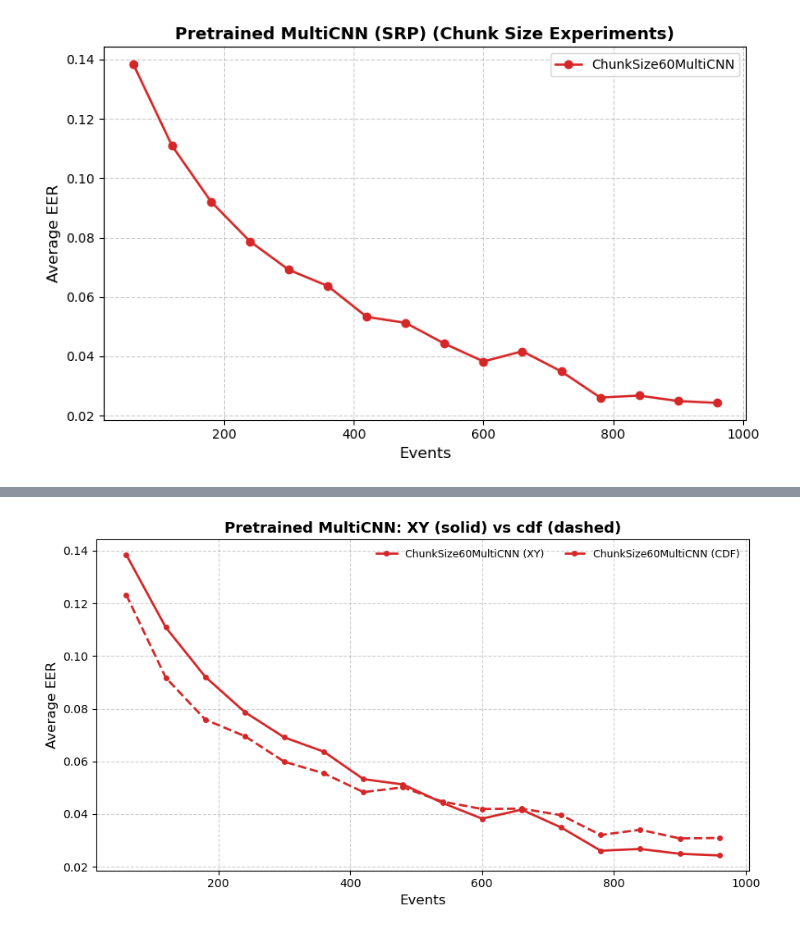
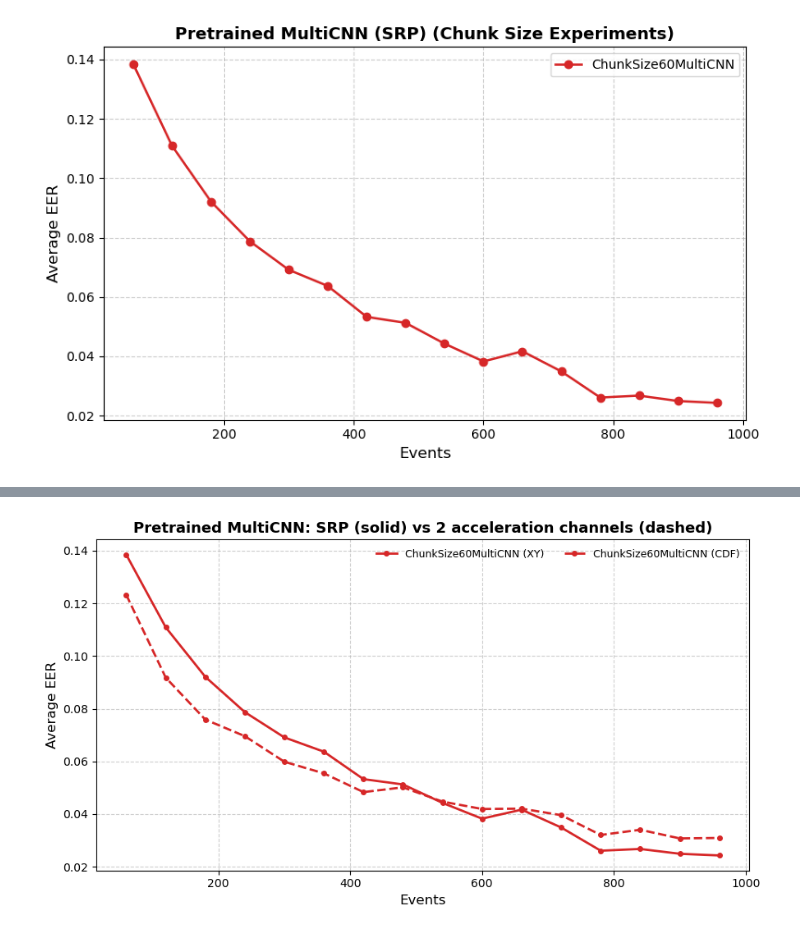
Before and after one commit to S-lijun/Mouse_Dynamics, a Jupyter notebook: Results_New.ipynb, the cells around one changed output, grey strips where cells are left out. Drawn from its saved outputs; the diff is of its cells as text; code cells hidden in the pictures.

```diff
--- a/Results_New.ipynb
+++ b/Results_New.ipynb
@@ -653,12 +652,12 @@ plot_chunk_xy_cdf_curves(
 # %%
 plot_chunk_xy_cdf_curves(
     xy_dir="Results/Pretrained_MultiCNN/SRP/OneChannel",
     cdf_dir="Results/Pretrained_MultiCNN/SRP/AccelerationChannel",
-    title="Pretrained MultiCNN: XY (solid) vs cdf (dashed)",
+    title="Pretrained MultiCNN: SRP (solid) vs 2 acceleration channels (dashed)",
     max_event=1000
 )
 # %% [output]
-[figure, old version]
+[figure, new version]
 # %%
 json_xy = "Results/Pretrained_MultiCNN/SRP/per-userOneChannel/ChunkSize60MultiCNN.json"
 json_cdf = "Results/Pretrained_MultiCNN/SRP/per-userAccelerationChannel/ChunkSize60MultiCNN.json"
```
Also changed, not shown: parts of 7 cells of this notebook, 3 other files.
